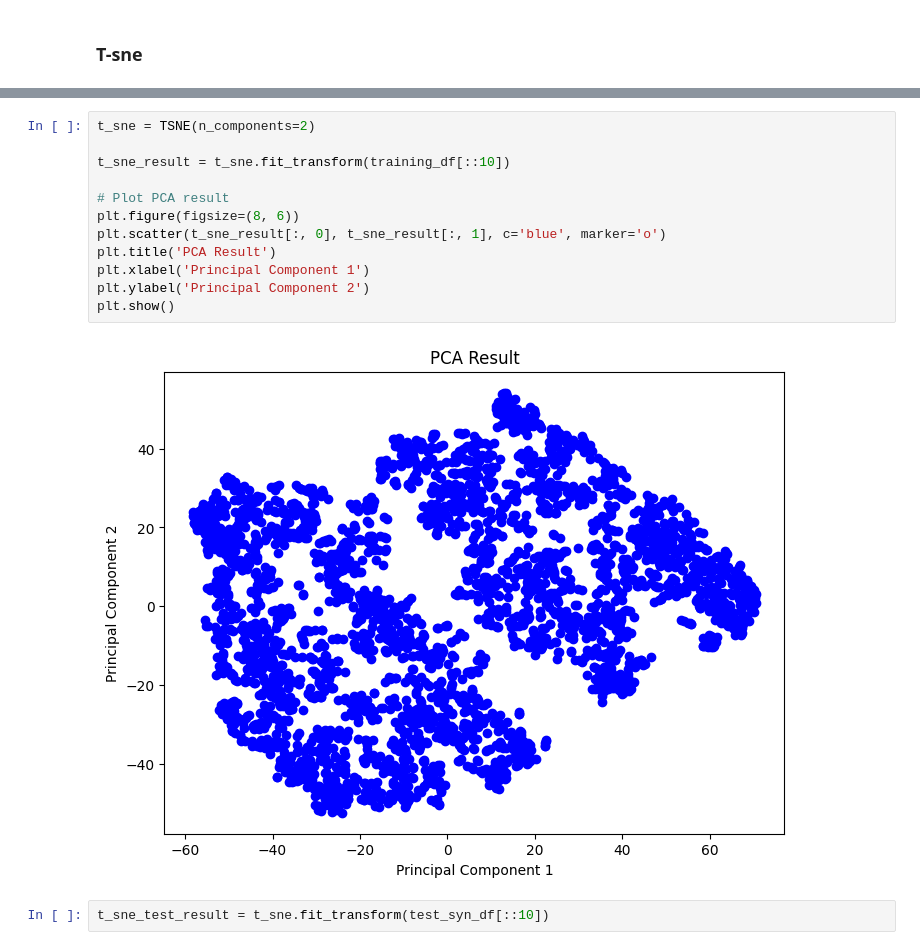
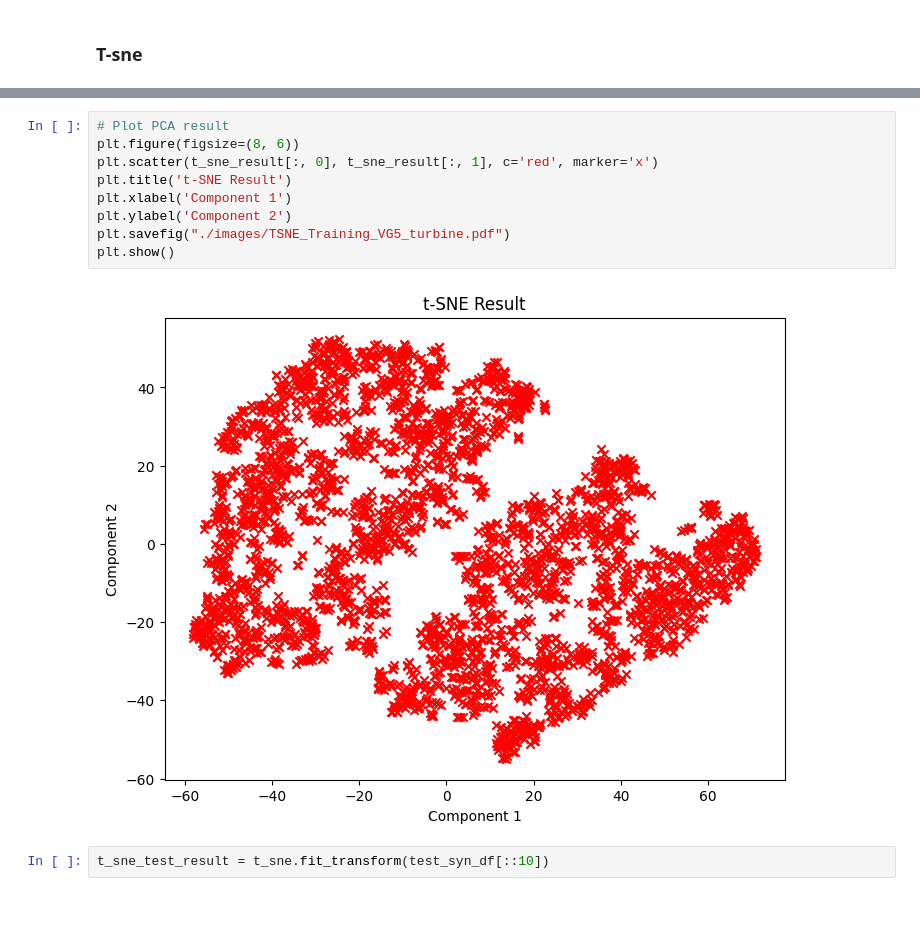
Before and after one commit to JiashengWan/MLPM, a Jupyter notebook: data_viz.ipynb, the cells around one changed output, grey strips where cells are left out. Drawn from its saved outputs; the diff is of its cells as text; blank space fills up the shorter version.

```diff
--- a/data_viz.ipynb
+++ b/data_viz.ipynb
@@ -360,17 +362,14 @@ plt.show()
 # %%
-t_sne = TSNE(n_components=2)
-
-t_sne_result = t_sne.fit_transform(training_df[::10])
-
 # Plot PCA result
 plt.figure(figsize=(8, 6))
-plt.scatter(t_sne_result[:, 0], t_sne_result[:, 1], c='blue', marker='o')
-plt.title('PCA Result')
-plt.xlabel('Principal Component 1')
-plt.ylabel('Principal Component 2')
+plt.scatter(t_sne_result[:, 0], t_sne_result[:, 1], c='red', marker='x')
+plt.title('t-SNE Result')
+plt.xlabel('Component 1')
+plt.ylabel('Component 2')
+plt.savefig("./images/TSNE_Training_VG5_turbine.pdf")
 plt.show()
 # %% [output]
-[figure, old version]
+[figure, new version]
 # %%
 t_sne_test_result = t_sne.fit_transform(test_syn_df[::10])
 # %%
```
Also changed, not shown: parts of 10 cells of this notebook, 58 other files.
